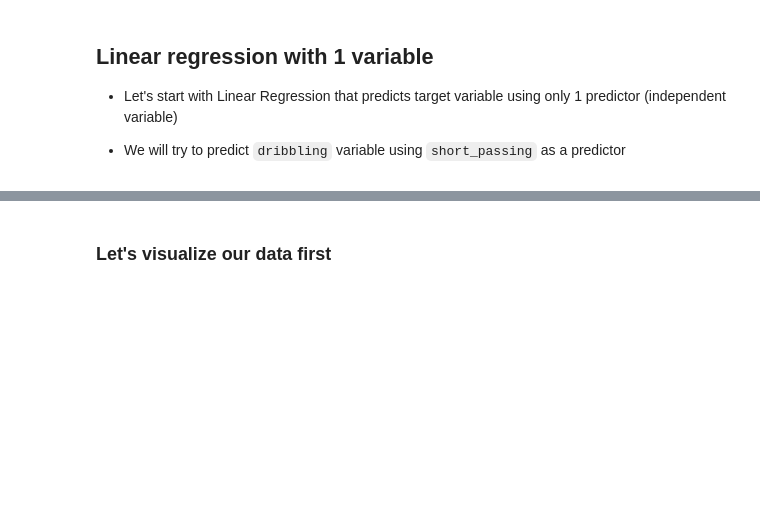
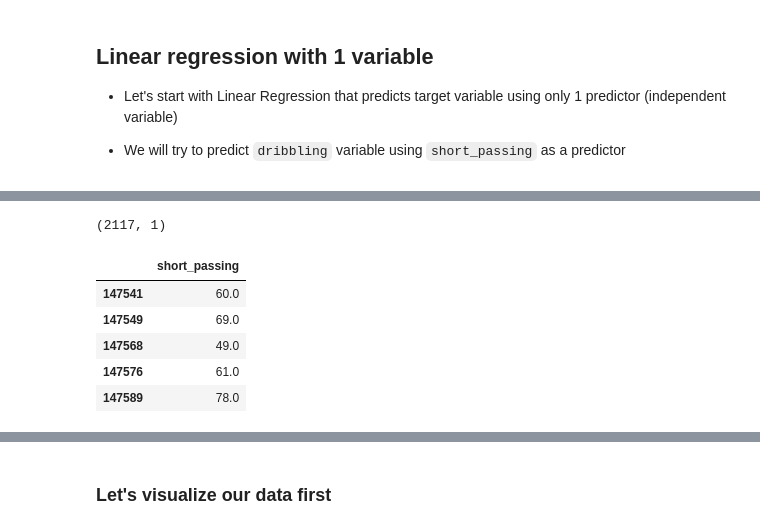
Before and after one commit to zappaz00/3_linear_regression, a Jupyter notebook: linear_regression.ipynb, the cells around one changed output, grey strips where cells are left out. Saved outputs shown, nothing was run; the diff lists cells and outputs as text; code cells hidden in the pictures; blank space fills up the shorter version.

```diff
--- a/linear_regression.ipynb
+++ b/linear_regression.ipynb
@@ -489,0 +593,11 @@ x_train, y_train, x_test, y_test = get_train_test_data(features, target)
+# %%
+print(x_test.shape)
+x_test.head()
+# %% [output]
+(2117, 1)
+|  | short_passing |
+| 147541 | 60.0 |
+| 147549 | 69.0 |
+| 147568 | 49.0 |
+| 147576 | 61.0 |
+| 147589 | 78.0 |
```
Also changed, not shown: parts of 30 cells of this notebook.
